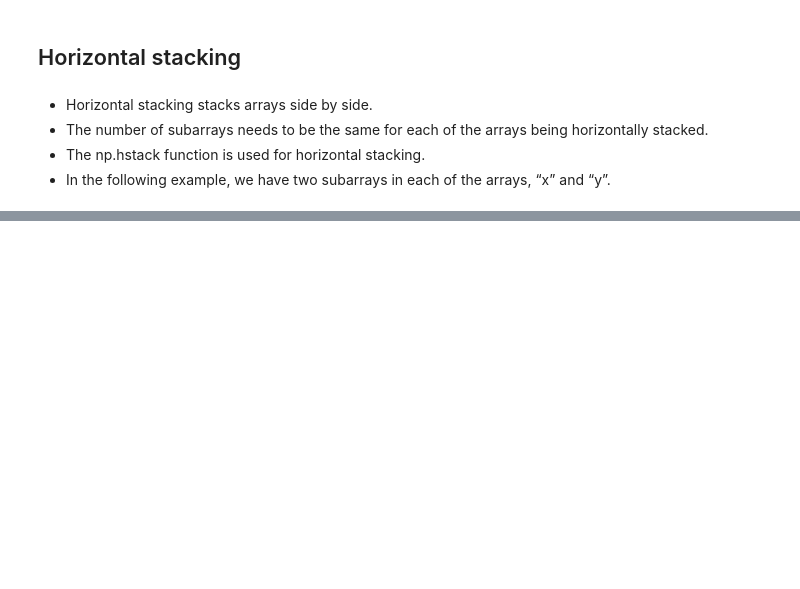
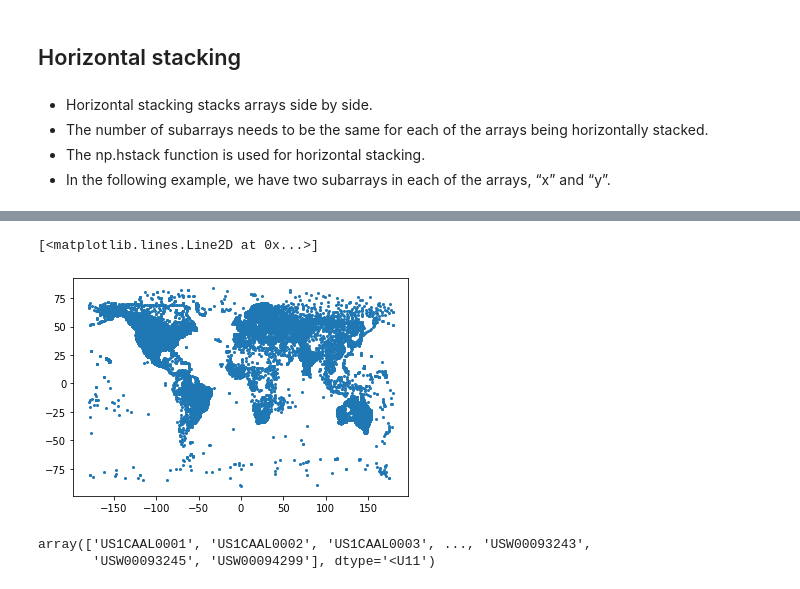
Before and after one commit to svkarthik86/Advanced-python, a Jupyter notebook: Numpy.ipynb, the cells around one changed output, grey strips where cells are left out. Cells and saved outputs as stored; diff of their text form; code cells hidden in the pictures; blank space fills up the shorter version.

```diff
--- a/Numpy.ipynb
+++ b/Numpy.ipynb
@@ -2478,0 +1394,10 @@ array([1, 3, 5, 7, 9])
+# %%
+# loading a fixed-width text file: we prescribe the widths of every field;
+# the names of the resulting array columns; their datatypes. 'Uxx' stands
+# for unicode string of length xx; 'd' for double precision floating point
+
+stations = np.genfromtxt('stations.txt', delimiter=[11,9,10,7,3,31,4,4,6],
+                                         names=['id','latitude','longitude','elevation','state','name',
+                                                'gsn','hcn','wmo'],
+                                         dtype=['U11','d','d','d','U3','U31','U4','U4','U6'],
+                                         autostrip=True)
@@ -2478,0 +1474,11 @@ array([1, 3, 5, 7, 9])
+# %%
+import matplotlib.pyplot as plt
+plt.plot(stations['longitude'], stations['latitude'], 'o', markersize=2)
+# %% [output]
+[<matplotlib.lines.Line2D at 0x...>]
+[figure, added]
+# %%
+stations_ca['id']#,stations_ca['id'],stations_ca['latitude'],stations_ca['longitude']
+# %% [output]
+array(['US1CAAL0001', 'US1CAAL0002', 'US1CAAL0003', ..., 'USW00093243',
+       'USW00093245', 'USW00094299'], dtype='<U11')
```
Also changed, not shown: parts of 634 cells of this notebook.
